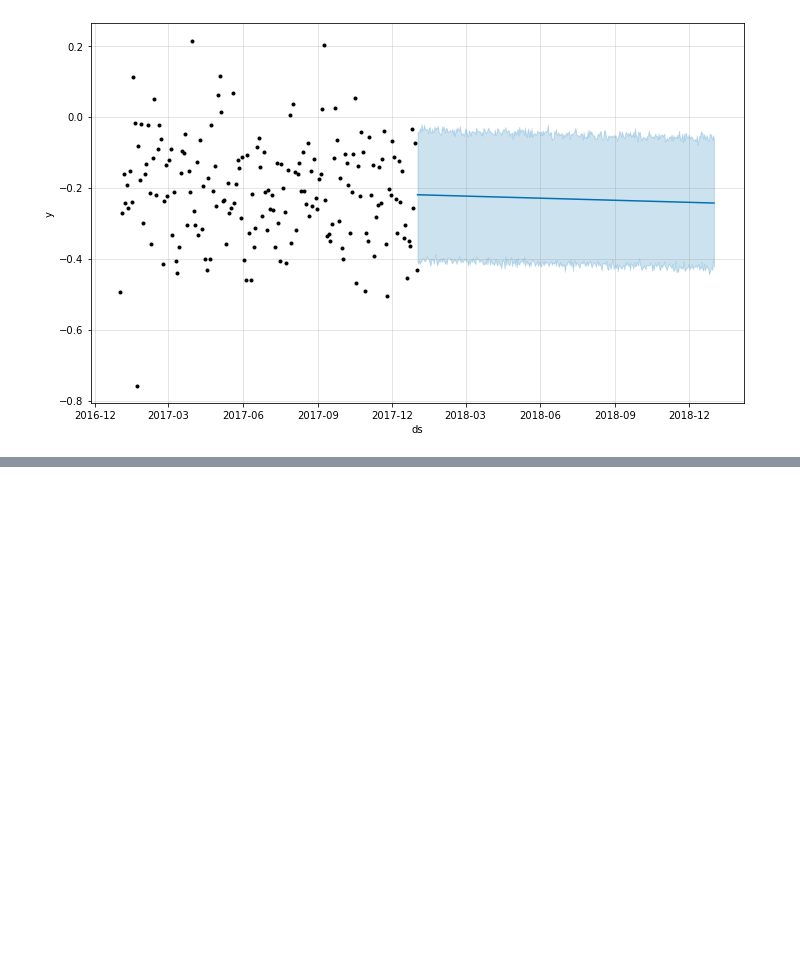
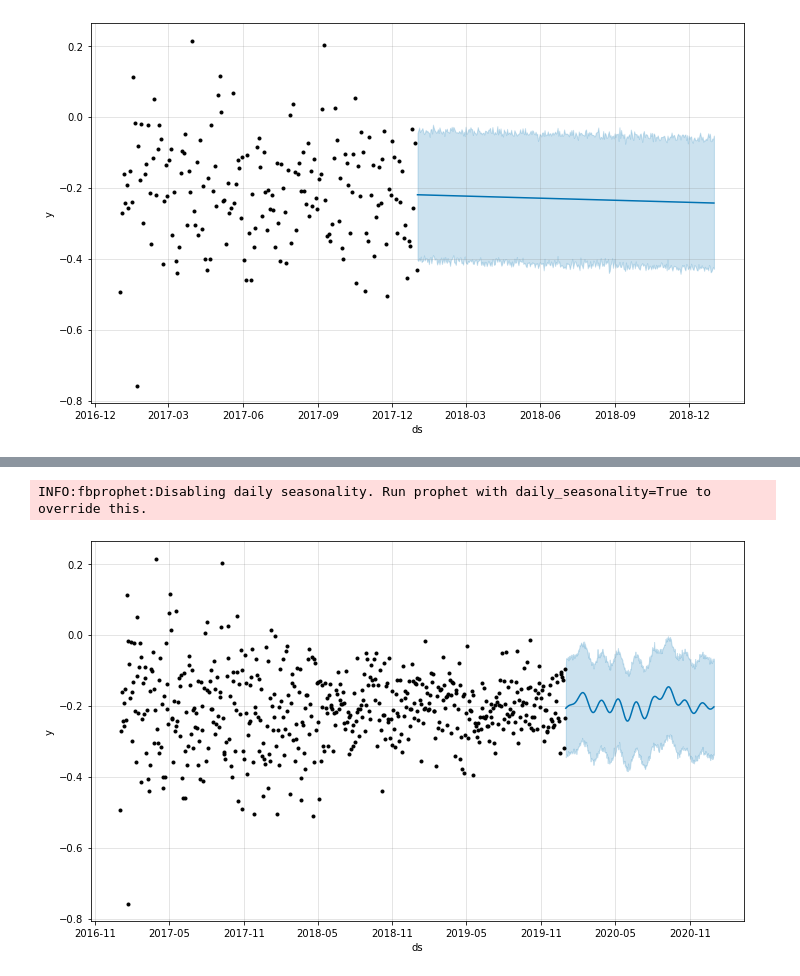
Before and after one commit to bermanjt/RedditMentalHealth, a Jupyter notebook: VADER_Prophet.ipynb, the cells around one changed output, grey strips where cells are left out. Cells and saved outputs as stored; diff of their text form; code cells hidden in the pictures; blank space fills up the shorter version.

```diff
--- a/VADER_Prophet.ipynb
+++ b/VADER_Prophet.ipynb
@@ -344,0 +382,12 @@ array([[ 1.      , -0.008737],
+# %%
+#try fitting 2017-2019 to predit 2020
+df_pre2020 = pd.concat([df_2017,df_2018,df_2019])
+m_2020 = Prophet(weekly_seasonality=False)
+m_2020.fit(df_pre2020)
+future_all = m_2020.make_future_dataframe(periods=365)[-365:]
+forecast_2020_all = m_2020.predict(future_all)
+y_hat_2020_all = forecast_2020_all[['ds','yhat']]
+fig4 = m_2020.plot(forecast_2020_all)
+# %% [output]
+INFO:fbprophet:Disabling daily seasonality. Run prophet with daily_seasonality=True to override this.
+[figure, added]
```
Also changed, not shown: parts of 18 cells of this notebook.
